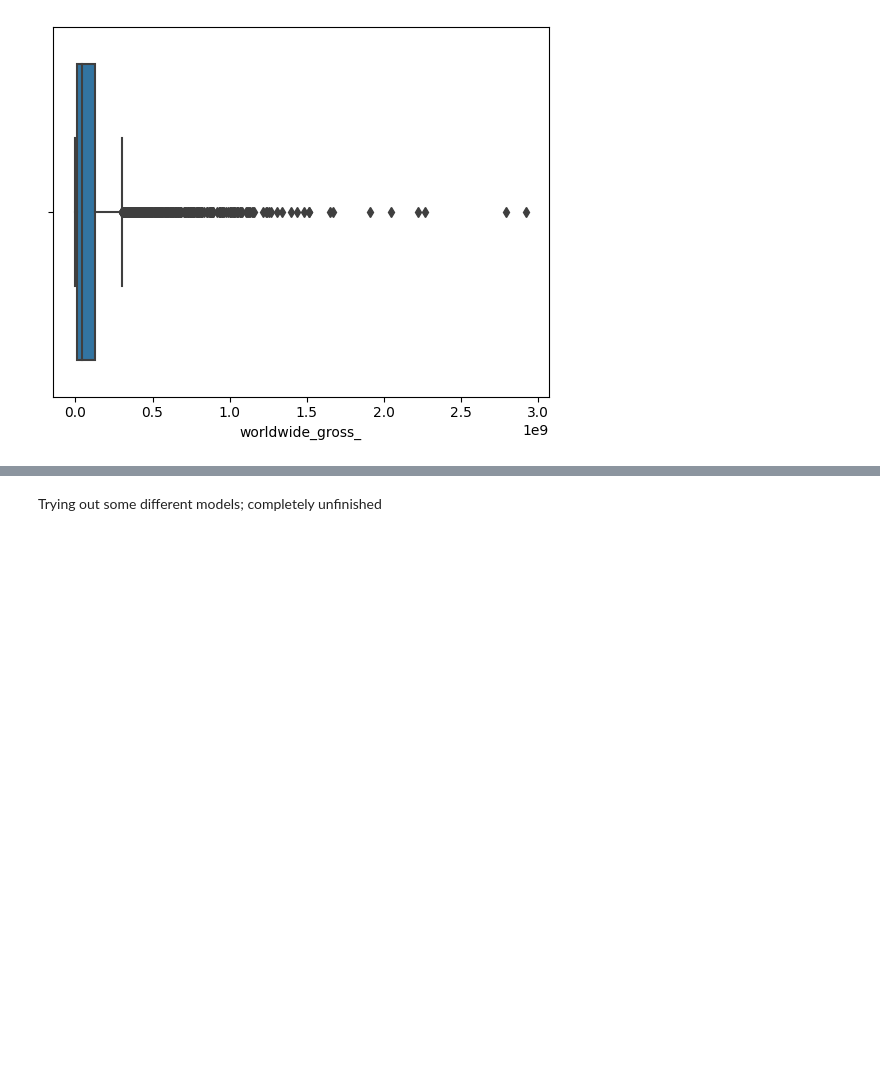
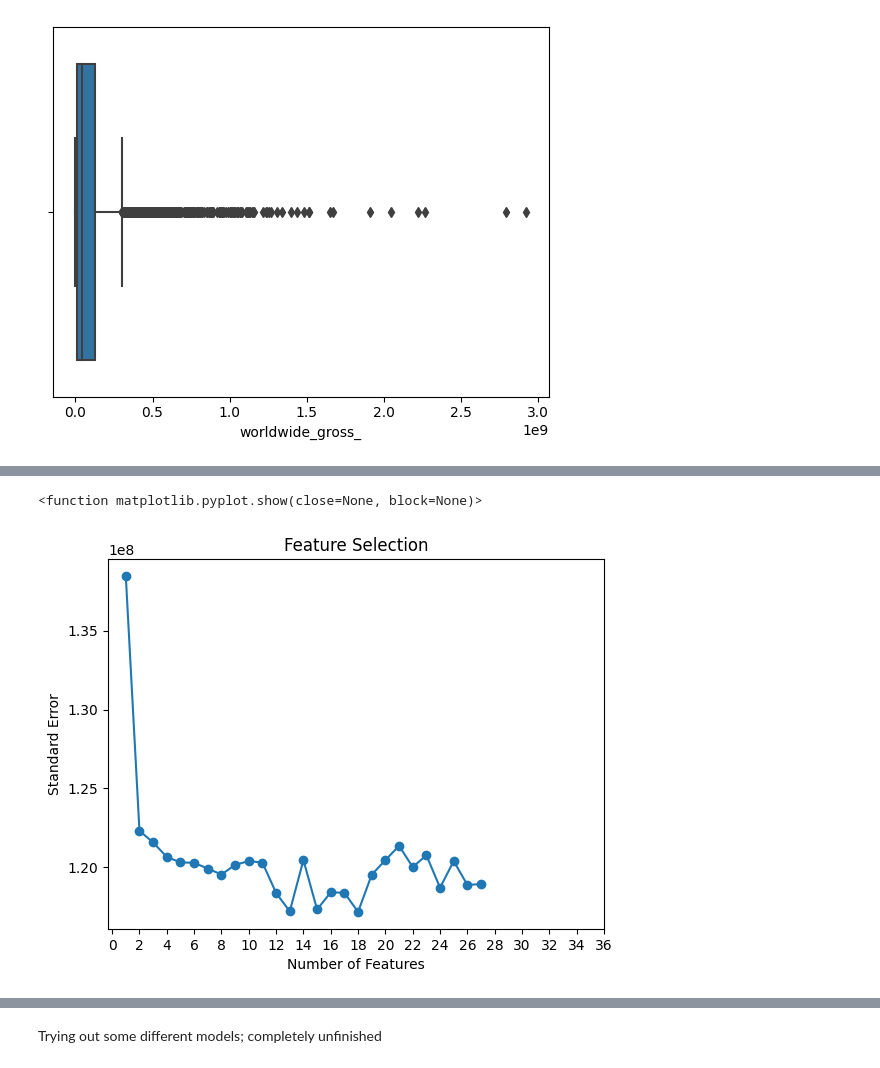
Before and after one commit to chewingbones/movies, a Jupyter notebook: Movies.ipynb, the cells around one changed output, grey strips where cells are left out. Drawn from its saved outputs; the diff is of its cells as text; code cells hidden in the pictures; blank space fills up the shorter version.

```diff
--- a/Movies.ipynb
+++ b/Movies.ipynb
@@ -233,3 +315,15 @@ plt.show
+# %%
+x = [i for i in range(1,28)]
+y = [i/100 for i in se_average]
+plt.plot(x,y, marker = "o")
+plt.xlabel("Number of Features")
+plt.ylabel("Standard Error")
+plt.xticks([i for i in range(0,38,2)])
+plt.title("Feature Selection")
+plt.show
+# %% [output]
+<function matplotlib.pyplot.show(close=None, block=None)>
+[figure, added]
 # %%
 scaled_data = scale(data, axis = 0)
 train_data, test_data, train_labels, test_labels = train_test_split(scaled_data, labels, test_size = 0.2,random_state=2308)
```
Also changed, not shown: parts of 35 cells of this notebook, 2 other files.
